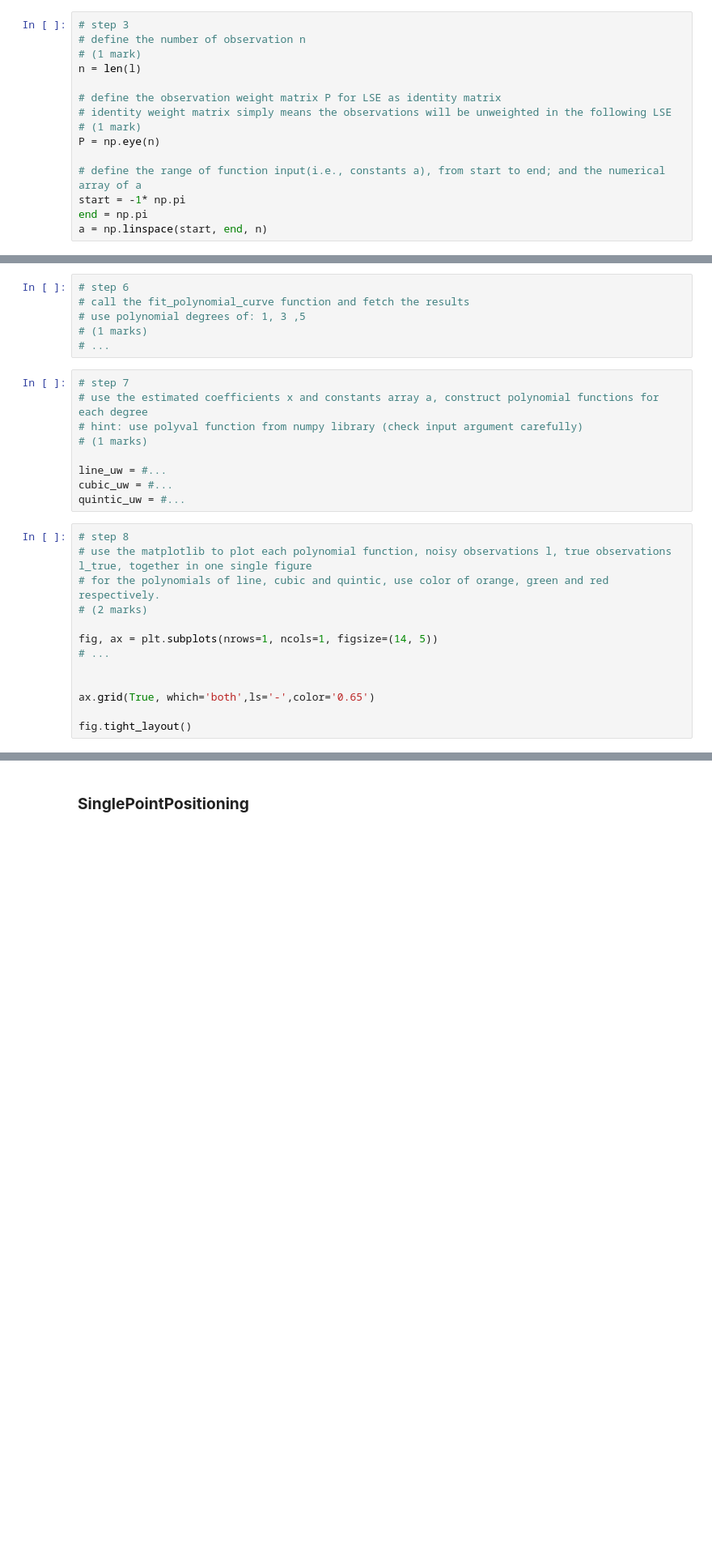
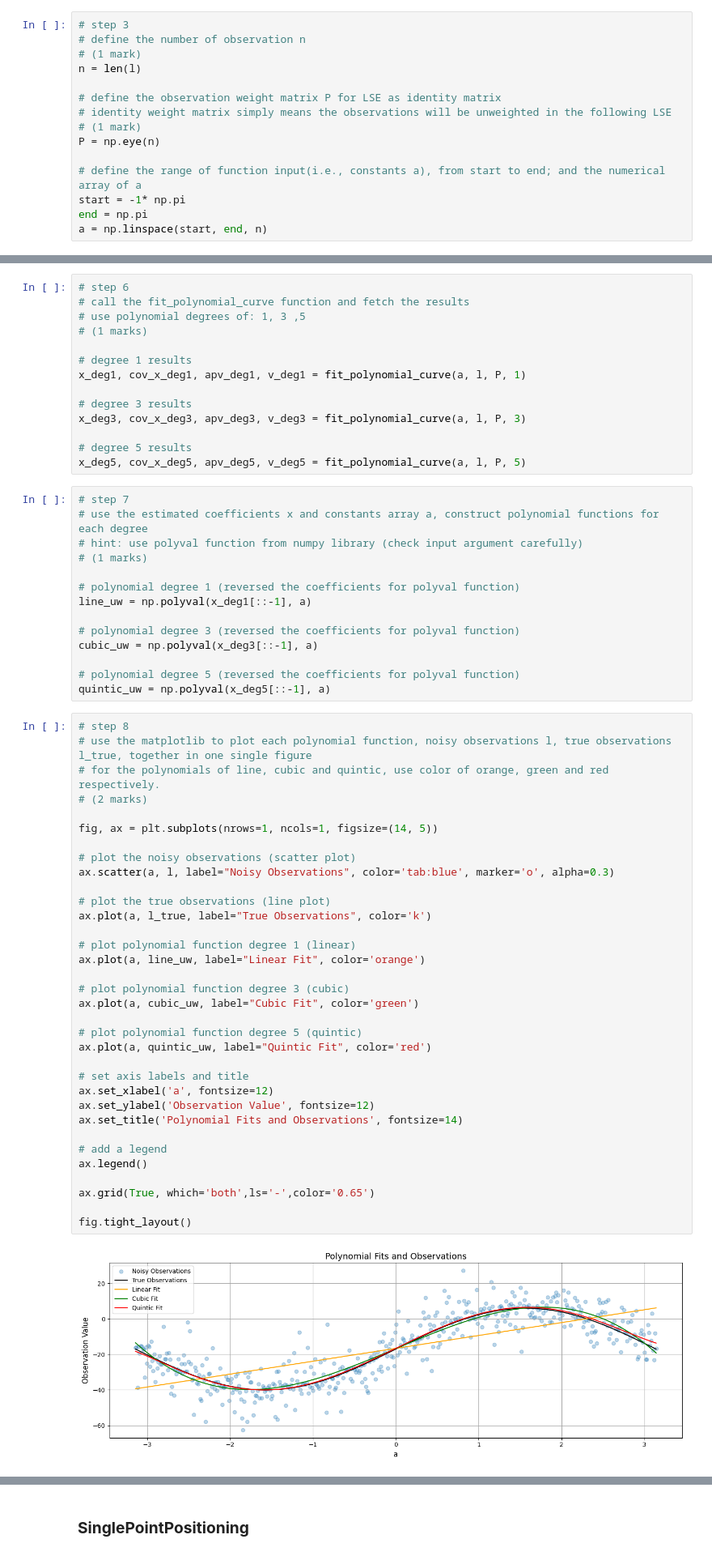
Before and after one commit to michael-shi-uofc/engg680_2024_fall, a Jupyter notebook: Lab_Assignment2/Assignment2.ipynb, the cells around one changed output, grey strips where cells are left out. Shown at 81% size. Saved outputs shown, nothing was run; the diff lists cells and outputs as text; blank space fills up the shorter version.

```diff
--- a/Lab_Assignment2/Assignment2.ipynb
+++ b/Lab_Assignment2/Assignment2.ipynb
@@ -116,26 +146,62 @@ def fit_polynomial_curve(a: np.ndarray, l: np.ndarray, P: np.ndarray, deg: int)
 # call the fit_polynomial_curve function and fetch the results
 # use polynomial degrees of: 1, 3 ,5
 # (1 marks)
-# ...
+
+# degree 1 results
+x_deg1, cov_x_deg1, apv_deg1, v_deg1 = fit_polynomial_curve(a, l, P, 1)
+
+# degree 3 results
+x_deg3, cov_x_deg3, apv_deg3, v_deg3 = fit_polynomial_curve(a, l, P, 3)
+
+# degree 5 results
+x_deg5, cov_x_deg5, apv_deg5, v_deg5 = fit_polynomial_curve(a, l, P, 5)
 # %%
 # step 7
 # use the estimated coefficients x and constants array a, construct polynomial functions for each degree
 # hint: use polyval function from numpy library (check input argument carefully)
 # (1 marks)
 
-line_uw = #...
-cubic_uw = #...
-quintic_uw = #...
+# polynomial degree 1 (reversed the coefficients for polyval function)
+line_uw = np.polyval(x_deg1[::-1], a)
+
+# polynomial degree 3 (reversed the coefficients for polyval function)
+cubic_uw = np.polyval(x_deg3[::-1], a)
+
+# polynomial degree 5 (reversed the coefficients for polyval function)
+quintic_uw = np.polyval(x_deg5[::-1], a)
 # %%
 # step 8
 # use the matplotlib to plot each polynomial function, noisy observations l, true observations l_true, together in one single figure
 # for the polynomials of line, cubic and quintic, use color of orange, green and red respectively.
 # (2 marks)
 
 fig, ax = plt.subplots(nrows=1, ncols=1, figsize=(14, 5))
-# ...
 
+# plot the noisy observations (scatter plot)
+ax.scatter(a, l, label="Noisy Observations", color='tab:blue', marker='o', alpha=0.3)
+
+# plot the true observations (line plot)
+ax.plot(a, l_true, label="True Observations", color='k')
+
+# plot polynomial function degree 1 (linear)
+ax.plot(a, line_uw, label="Linear Fit", color='orange')
+
+# plot polynomial function degree 3 (cubic)
+ax.plot(a, cubic_uw, label="Cubic Fit", color='green')
+
+# plot polynomial function degree 5 (quintic)
+ax.plot(a, quintic_uw, label="Quintic Fit", color='red')
+
+# set axis labels and title
+ax.set_xlabel('a', fontsize=12)
+ax.set_ylabel('Observation Value', fontsize=12)
+ax.set_title('Polynomial Fits and Observations', fontsize=14)
+
+# add a legend
+ax.legend()
 
 ax.grid(True, which='both',ls='-',color='0.65')
 
 fig.tight_layout()
+# %% [output]
+[figure, added]
```
Also changed, not shown: parts of 31 cells of this notebook, 1 other file.
